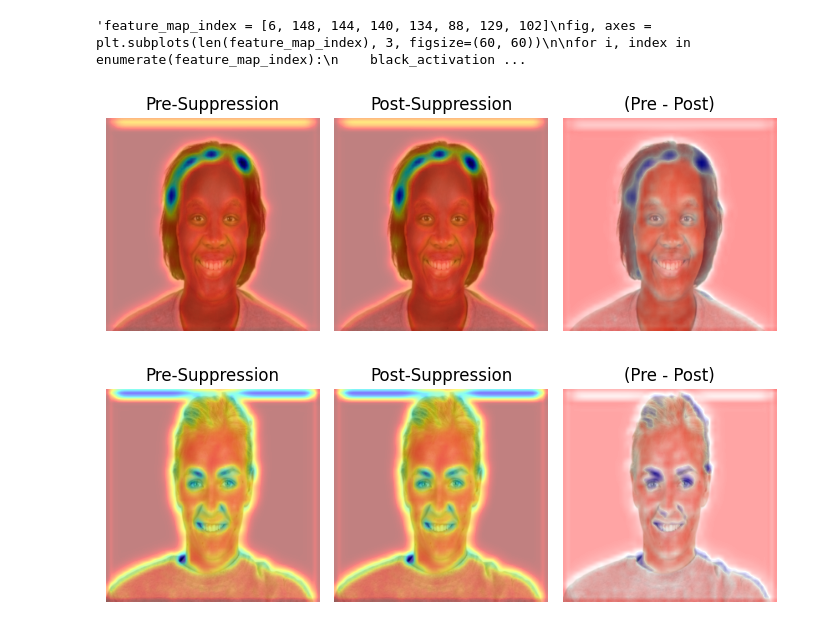
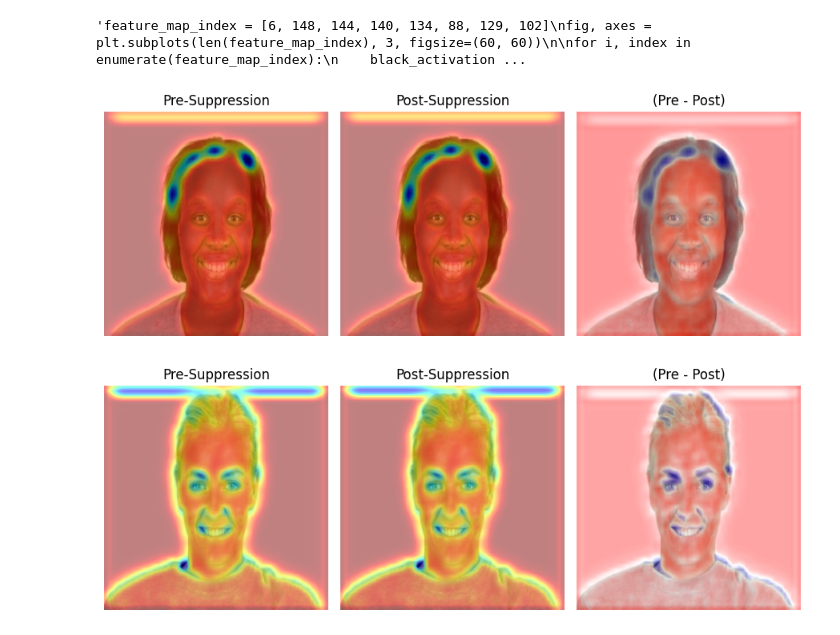
Before and after one commit to dedpool-glitch/ig2_CNN, a Jupyter notebook: gpu_env_ig2/cfd_analysis_happy_bw_female.ipynb, the cells around one changed output. Saved outputs shown, nothing was run; the diff lists cells and outputs as text; code cells hidden in the pictures.

```diff
--- a/gpu_env_ig2/cfd_analysis_happy_bw_female.ipynb
+++ b/gpu_env_ig2/cfd_analysis_happy_bw_female.ipynb
@@ -250,18 +250,18 @@ def visualize_pre_post_diff(image_tensor, model, suppressed_indices, figsize=(18
 # %%
 visualize_pre_post_diff(
     image_tensor=b_imglist[0].unsqueeze(0),
     model=model,
     suppressed_indices=suppressed_indices,
-    figsize=(7, 6)
+    figsize=(9, 6)
 )
 # %% [output]
-[figure, old version]
+[figure, new version]
 # %%
 visualize_pre_post_diff(
     image_tensor=w_imglist[0].unsqueeze(0),
     model=model,
     suppressed_indices=suppressed_indices,
-    figsize=(7, 6)
+    figsize=(9, 6)
 )
 # %% [output]
-[figure, old version]
+[figure, new version]
```
Also changed, not shown: 13 other files.
